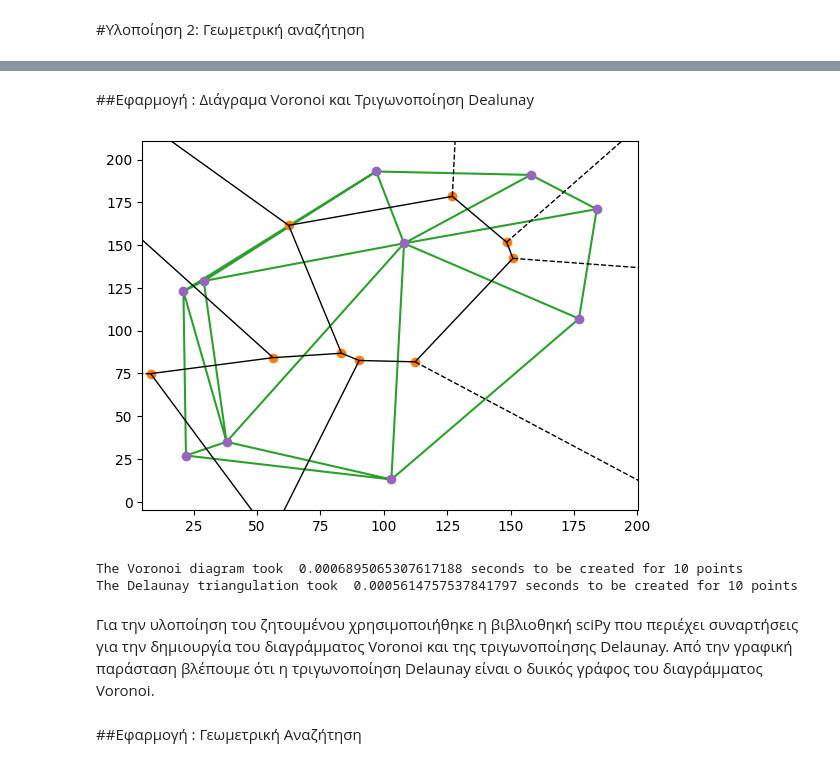
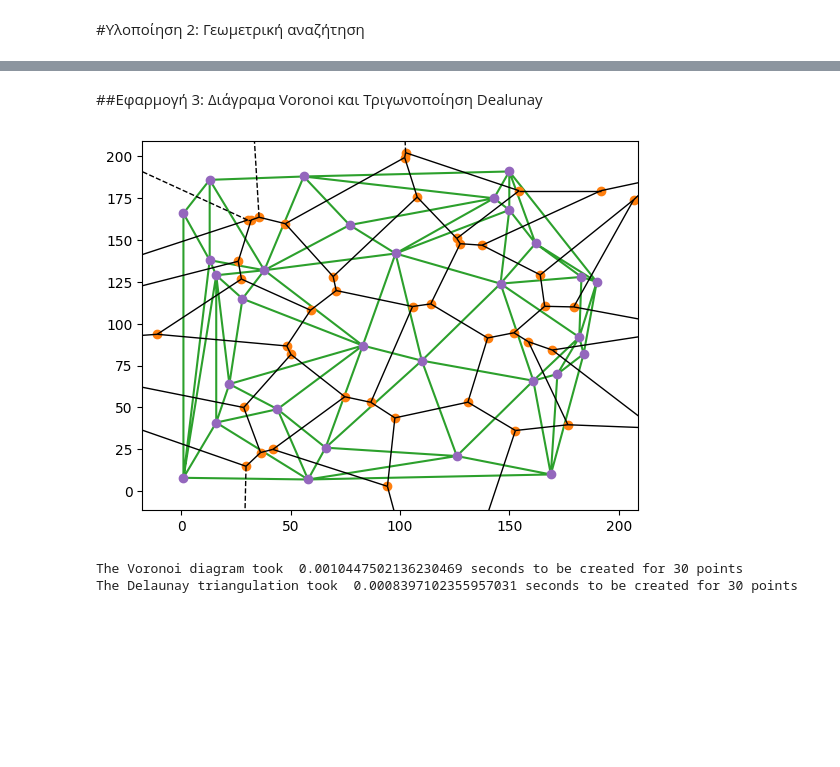
Before and after one commit to elenaliar/Computational_Geometry, a Jupyter notebook: ComputationalGeometry.ipynb, the cells around one changed output, grey strips where cells are left out. Drawn from its saved outputs; the diff is of its cells as text; code cells hidden in the pictures; blank space fills up the shorter version.

```diff
--- a/ComputationalGeometry.ipynb
+++ b/ComputationalGeometry.ipynb
@@ -545,43 +792,39 @@ The points of the convex Hull generated by QuickHull are
 # %% [markdown]
-##Εφαρμογή : Διάγραμα Voronoi και Τριγωνοποίηση Dealunay
+##Εφαρμογή 3: Διάγραμα Voronoi και Τριγωνοποίηση Dealunay
 # %%
 import sys
 import time
 import numpy as np
 import matplotlib.pyplot as plt
 from scipy.spatial import Voronoi, voronoi_plot_2d
 from scipy.spatial import Delaunay
 import random
 
 def main():
 
-  N = 10
+  N = 30
   P = np.array([(np.random.randint(0,200),np.random.randint(0,200)) for i in range(N)])
 
   #create Voronoi diagram
   t0 = time.time()
   vor = Voronoi(P)
   t1 = time.time()
   fig = voronoi_plot_2d(vor)
 
   #creata Delaunay triangulation
   t2 = time.time()
   tri = Delaunay(P)
   t3 = time.time()
   plt.triplot(P[:, 0], P[:, 1], tri.simplices)
   plt.plot(P[:,0], P[:,1], 'o')
   plt.show()
 
   print("The Voronoi diagram took  " + str(t1-t0) + " seconds to be created for " + str(N) + " points")
   print("The Delaunay triangulation took  " + str(t3-t2) + " seconds to be created for " + str(N) + " points")
 
 if __name__ == '__main__':
   main()
 # %% [output]
-[figure, old version]
+[figure, new version]
-The Voronoi diagram took  0.0006895065307617188 seconds to be created for 10 points
-The Delaunay triangulation took  0.0005614757537841797 seconds to be created for 10 points
+The Voronoi diagram took  0.0010447502136230469 seconds to be created for 30 points
+The Delaunay triangulation took  0.0008397102355957031 seconds to be created for 30 points
-# %% [markdown]
-Για την υλοποίηση του ζητουμένου χρησιμοποιήθηκε η βιβλιοθηκή sciPy που περιέχει συναρτήσεις για την δημιουργία του διαγράμματος Voronoi και της τριγωνοποίησης Delaunay. Από την γραφική παράσταση βλέπουμε ότι η τριγωνοποίηση Delaunay είναι o δυικός γράφος του διαγράμματος Voronoi.
-# %% [markdown]
-##Εφαρμογή : Γεωμετρική Αναζήτηση
```
Also changed, not shown: parts of 5 cells of this notebook.
